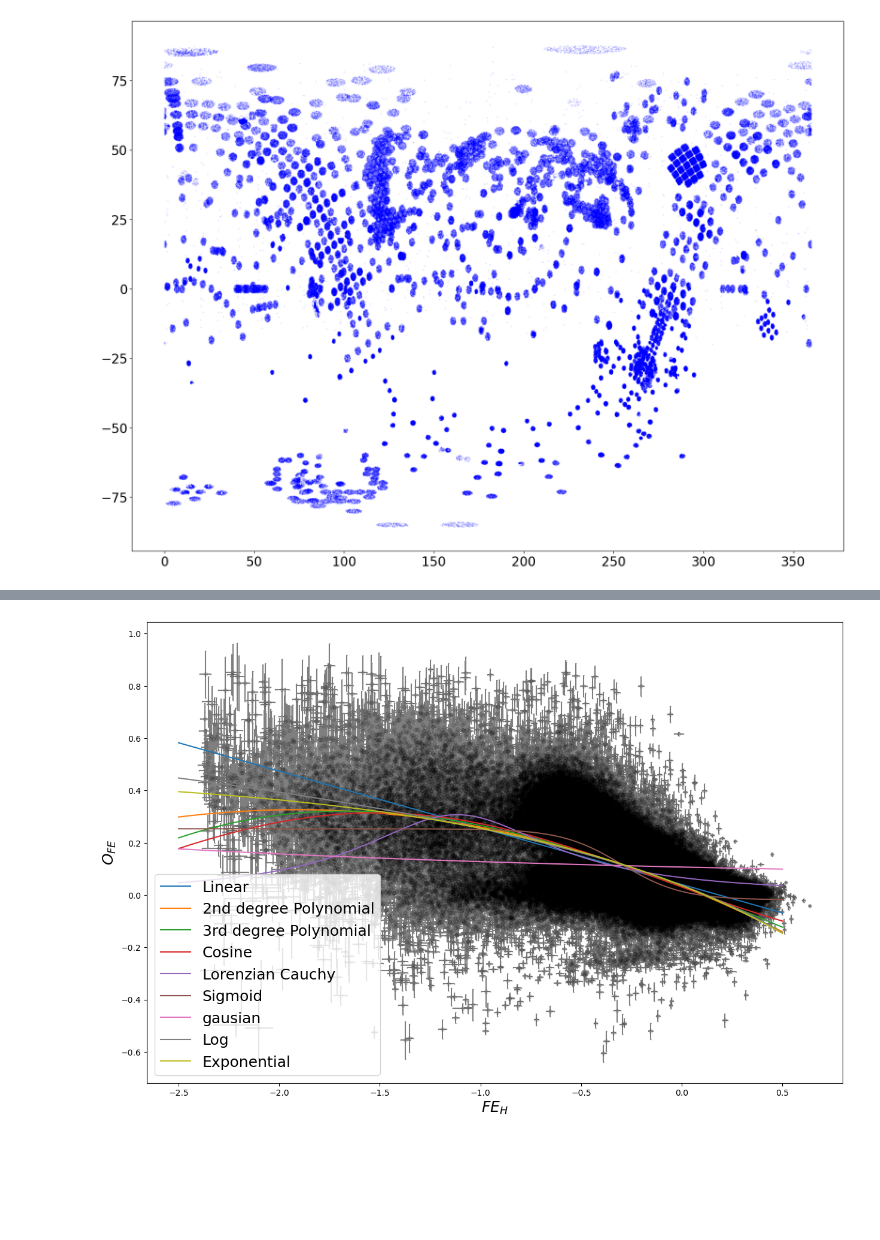
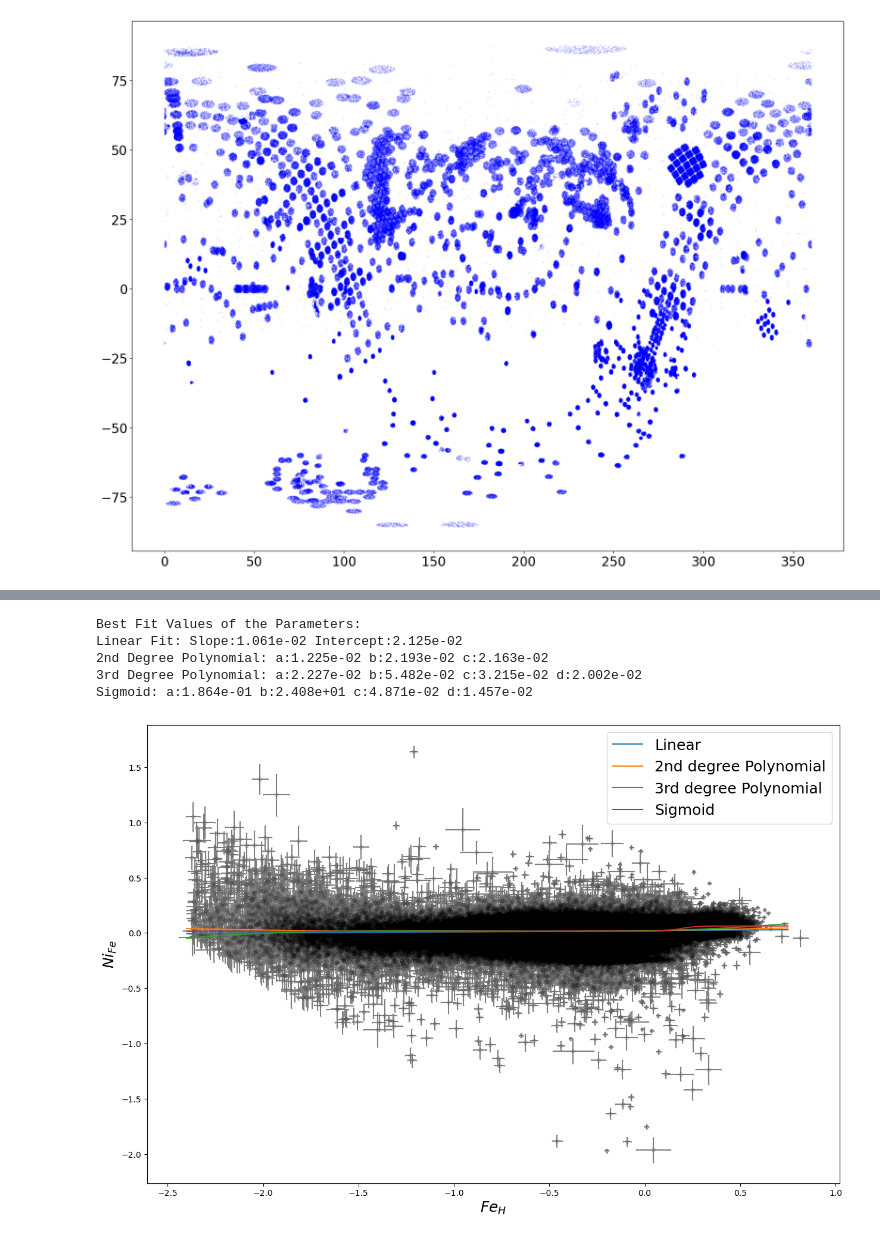
Before and after one commit to aprhorton/PHY60323, a Jupyter notebook: Week11_HW.ipynb, the cells around one changed output, grey strips where cells are left out. Saved outputs shown, nothing was run; the diff lists cells and outputs as text; code cells hidden in the pictures; blank space fills up the shorter version.

```diff
--- a/Week11_HW.ipynb
+++ b/Week11_HW.ipynb
@@ -115,7 +115,7 @@ ColDefs(
 def mcFit2(func, x, y, y_err, x_err, p0=[1,1]):
     slope = list()
     y_ints = list()
-    iters = 5
+    iters = 500
     for i in range(iters):
         # remember random normal distribution (Gaussian)
         weightsx = np.random.randn(len(y))
@@ -135,7 +135,7 @@ def mcFit3(func, x, y, y_err, x_err,p0=[1,1,1]):
     paramA = list()
     paramB = list()
     paramC = list()
-    iters = 5
+    iters = 500
     for i in range(iters):
         # remember random normal distribution (Gaussian)
         weightsx = np.random.randn(len(y))
@@ -155,7 +155,7 @@ def mcFit4(func, x, y, y_err, x_err, p0=[1,1,1,1]):
     paramB = list()
     paramC = list()
     paramD = list()
-    iters = 5
+    iters = 500
     for i in range(iters):
         # remember random normal distribution (Gaussian)
         weightsx = np.random.randn(len(y))
@@ -218,51 +513,53 @@ plt.show()
 # %%
-# problem 2: Select stars only with with  𝐺𝐿𝐴𝑇<−10  or  𝐺𝐿𝐴𝑇>10  Fit {\bf Fe_H, (Fe_H_ERR) vs. O_FE (O_FE_ERR)
-mask_1 = ((star['GLAT'][good] < -10) | (star['GLAT'][good] >10)) & ((star['Fe_H'][good] > -9999) & (star['O_FE'][good] > -9999))
+#problem 7 Fit {\bf Fe_H, (Fe_H_ERR) vs. NI_FE (NI_FE_ERR)
+mask_1= ((star['Fe_H'][good] > -9999) & (star['NI_FE'][good] > -9999))
 xdat = star['Fe_H'][good][mask_1]
-ydat = star['O_FE'][good][mask_1]
+ydat = star['NI_FE'][good][mask_1]
 xdat_err = star['Fe_H_ERR'][good][mask_1]
-ydat_err = star['O_FE_ERR'][good][mask_1]
+ydat_err = star['NI_FE_ERR'][good][mask_1]
 
+print("Best Fit Values of the Parameters:")
 slope, intercept = mcFit2(linear, xdat, ydat, ydat_err, xdat_err)
+print('Linear Fit:', "Slope:{:.3e}".format(slope)+" "+"Intercept:{:.3e}".format(intercept))
 a_poly_2,b_poly_2,c_poly_2 = mcFit3(poly2, xdat, ydat, ydat_err, xdat_err)
+print("2nd Degree Polynomial:", "a:{:.3e}".format(a_poly_2)+" "+"b:{:.3e}".format(b_poly_2)+" "+"c:{:.3e}".format(c_poly_2))
 a_poly_3,b_poly_3,c_poly_3,d_poly_3 = mcFit4(poly3, xdat, ydat, ydat_err, xdat_err)
-#print(a_poly_3,b_poly_3,c_poly_3,d_poly_3)
-a_cos,b_cos,c_cos,d_cos = mcFit4(cosfit, xdat, ydat, ydat_err, xdat_err)
-#print(a_cos,b_cos,c_cos,d_cos)
-mu, sigma = mcFit2(gausian,xdat, ydat, ydat_err, xdat_err, p0=[-0.5,4])
+print("3rd Degree Polynomial:", "a:{:.3e}".format(a_poly_3)+" "+"b:{:.3e}".format(b_poly_3)+" "+"c:{:.3e}".format(c_poly_3)+" "+"d:{:.3e}".format(d_poly_3))
+#mu, sigma = mcFit2(gausian,xdat, ydat, ydat_err, xdat_err, p0=[-0.1,3])
+#print("Gaussian:", "mu:{:.3e}".format(mu)+" "+"sigma:{:.3e}".format(sigma))
+#a_lorentz, b_lorentz, c_lorentz = mcFit3(lorentzian_cauchy,xdat, ydat, ydat_err, xdat_err, p0=[1.2,0.4,0.1])
+#print("Lorentzian Cauchy:","a:{:.3e}".format(a_lorentz)+" "+"b:{:.3e}".format(b_lorentz)+" "+"c:{:.3e}".format(c_lorentz) )
+a_sig, b_sig, c_sig, d_sig = mcFit4(sigmoid, xdat, ydat, ydat_err, xdat_err)
+print("Sigmoid:",  "a:{:.3e}".format(a_sig)+" "+"b:{:.3e}".format(b_sig)+" "+"c:{:.3e}".format(c_sig)+" "+"d:{:.3e}".format(d_sig))
+#a_4,b_4,c_4,d_4 = mcFit4(logfit, xdat, ydat, ydat_err, xdat_err, p0=[-0.8,-0.2,1.2,0.1])
+#print("Log:","a:{:.3e}".format(a_4)+" "+"b:{:.3e}".format(b_4)+" "+"c:{:.3e}".format(c_4)+" "+"d:{:.3e}".format(d_4))
+#a_exp,b_exp,c_exp,d_exp = mcFit4(exponential,xdat, ydat, ydat_err, xdat_err,p0=[0,1,-3,0])
+#print("Exponential:", "a:{:.3e}".format(a_exp)+" "+"b:{:.3e}".format(b_exp)+" "+"c:{:.3e}".format(c_exp)+" "+"d:{:.3e}".format(d_exp))
 
-a_lorentz, b_lorentz, c_lorentz = mcFit3(lorentzian_cauchy,xdat, ydat, ydat_err, xdat_err, p0=[-0.2,1,0.7])
-#print(a_lorentz, b_lorentz, c_lorentz)
-a_sig, b_sig, c_sig, d_sig = mcFit4(sigmoid, xdat, ydat, ydat_err, xdat_err, p0=[-0.5,10,-0.5,0.5])
-#print(a_sig, b_sig, c_sig, d_sig)
-a_4,b_4,c_4,d_4 = mcFit4(logfit, xdat, ydat, ydat_err, xdat_err, p0=[0.2,0.1,0.3,0.4])
-#print(a_4,b_4,c_4,d_4)
-a_exp,b_exp,c_exp,d_exp = mcFit4(exponential,xdat, ydat, ydat_err, xdat_err, p0=[-0.1,0.3,1.9,1])
-#print(a_exp,b_exp,c_exp,d_exp)
-xfine = np.linspace(-2.5, 0.5, 1000)
-
+xfine = np.linspace(-2.4, 0.75, 1000)
 fig = plt.figure(figsize=(15,10))
 ax = fig.add_subplot(111)
 ax.scatter(xdat,ydat,s=20,c='black',alpha=0.1)
 ax.errorbar(xdat,ydat,xerr= xdat_err,yerr=ydat_err, c='tab:gray',
             fmt='.', markersize=0.75, capsize=1 ,zorder=0)
-
 ax.plot(xfine, linear(xfine, np.mean(slope), np.mean(intercept)), label='Linear')
 ax.plot(xfine, poly2(xfine, np.mean(a_poly_2), np.mean(b_poly_2), np.mean(c_poly_2)), label='2nd degree Polynomial')
 ax.plot(xfine, poly3(xfine, np.mean(a_poly_3), np.mean(b_poly_3), np.mean(c_poly_3), np.mean(d_poly_3)), label='3rd degree Polynomial')
-ax.plot(xfine, cosfit(xfine, np.mean(a_cos), np.mean(b_cos), np.mean(c_cos), np.mean(d_cos)), label='Cosine')
-ax.plot(xfine, lorentzian_cauchy(xfine, np.mean(a_lorentz), np.mean(b_lorentz), np.mean(c_lorentz)), label='Lorenzian Cauchy')
+#ax.plot(xfine, lorentzian_cauchy(xfine, np.mean(a_lorentz), np.mean(b_lorentz), np.mean(c_lorentz)), label='Lorenzian Cauchy')
 ax.plot(xfine, sigmoid(xfine, np.mean(a_sig), np.mean(b_sig), np.mean(c_sig),np.mean(d_sig)), label='Sigmoid')
-ax.plot(xfine, gausian(xfine, np.mean(mu), np.mean(sigma)), label='gausian')
-ax.plot(xfine, logfit(xfine, np.mean(a_4), np.mean(b_4), np.mean(c_4), np.mean(d_4)), label='Log')
-ax.plot(xfine, exponential(xfine, np.mean(a_exp), np.mean(b_exp), np.mean(c_exp), np.mean(d_exp)), label='Exponential')
+#ax.plot(xfine, gausian(xfine, np.mean(mu), np.mean(sigma)), label='Gausian')
+#ax.plot(xfine, logfit(xfine, np.mean(a_4), np.mean(b_4), np.mean(c_4), np.mean(d_4)), label='Log')
+#ax.plot(xfine, exponential(xfine, np.mean(a_exp), np.mean(b_exp), np.mean(c_exp), np.mean(d_exp)), label='Exponential')
 
 plt.legend(loc='best', fontsize=18)
-
-
-ax.set_xlabel('$FE_{H}$', fontsize=18)
-ax.set_ylabel('$O_{FE}$', fontsize=18)
+ax.set_xlabel('$Fe_{H}$', fontsize=18)
+ax.set_ylabel('$Ni_{Fe}$', fontsize=18)
 
 plt.show()
 # %% [output]
+Best Fit Values of the Parameters:
+Linear Fit: Slope:1.061e-02 Intercept:2.125e-02
+2nd Degree Polynomial: a:1.225e-02 b:2.193e-02 c:2.163e-02
+3rd Degree Polynomial: a:2.227e-02 b:5.482e-02 c:3.215e-02 d:2.002e-02
+Sigmoid: a:1.864e-01 b:2.408e+01 c:4.871e-02 d:1.457e-02
-[figure, old version]
+[figure, new version]
```
Also changed, not shown: parts of 21 cells of this notebook.
